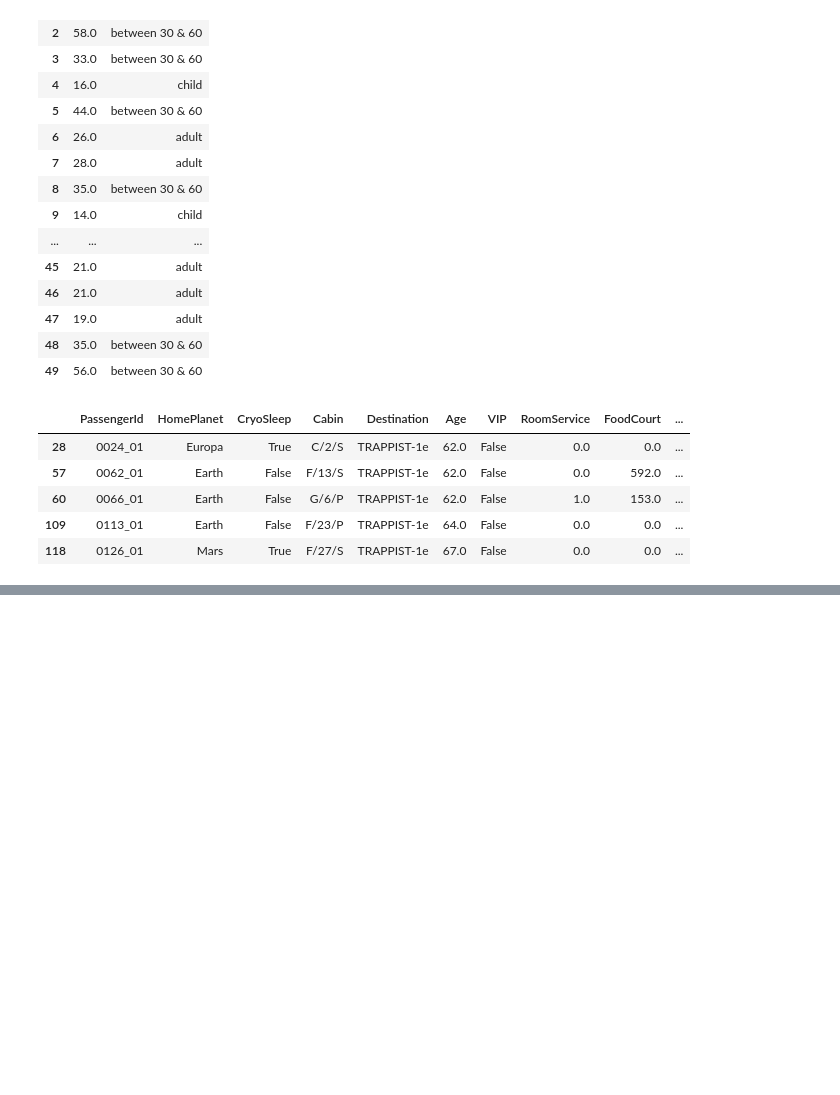
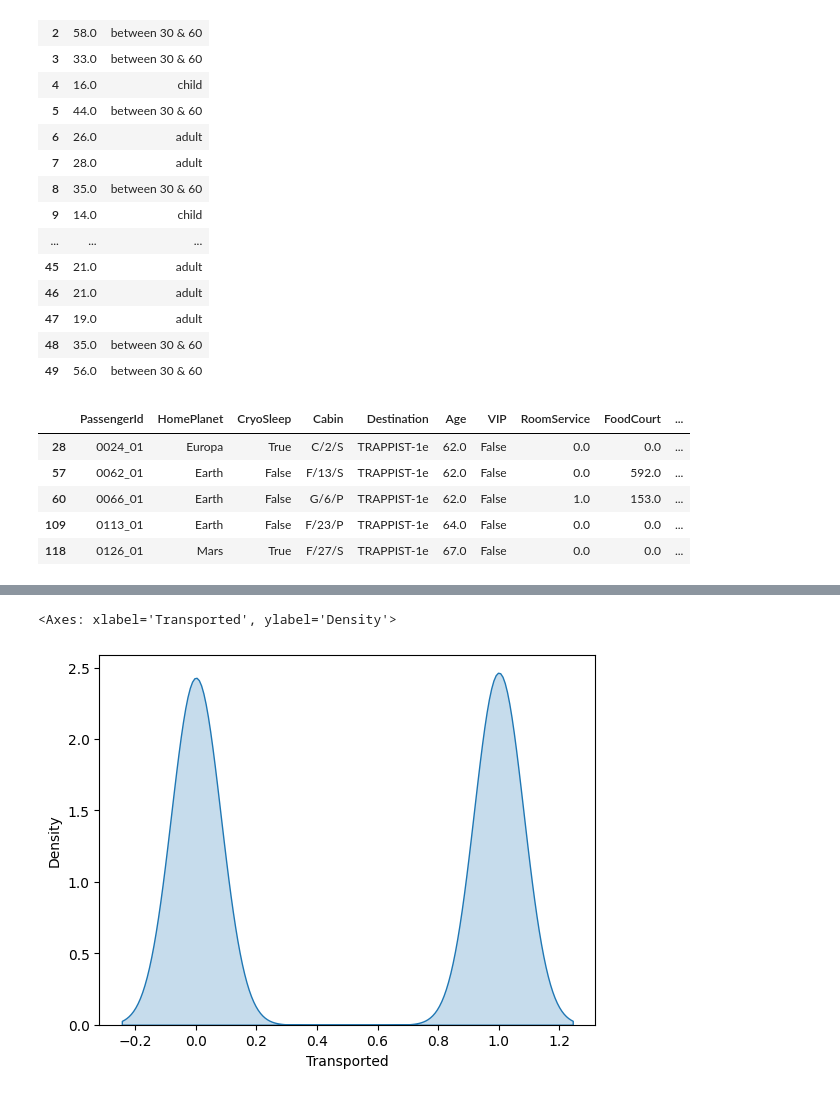
Before and after one commit to Arjitm26/Spaceship-Titanic, a Jupyter notebook: spaceship-survival.ipynb, the cells around one changed output, grey strips where cells are left out. Saved outputs shown, nothing was run; the diff lists cells and outputs as text; code cells hidden in the pictures; blank space fills up the shorter version.

```diff
--- a/spaceship-survival.ipynb
+++ b/spaceship-survival.ipynb
@@ -306,0 +357,5 @@ plt.show()
+# %%
+sns.kdeplot(data = df1,x = 'Transported',fill = True)
+# %% [output]
+<Axes: xlabel='Transported', ylabel='Density'>
+[figure, added]
```
Also changed, not shown: parts of 69 cells of this notebook.
